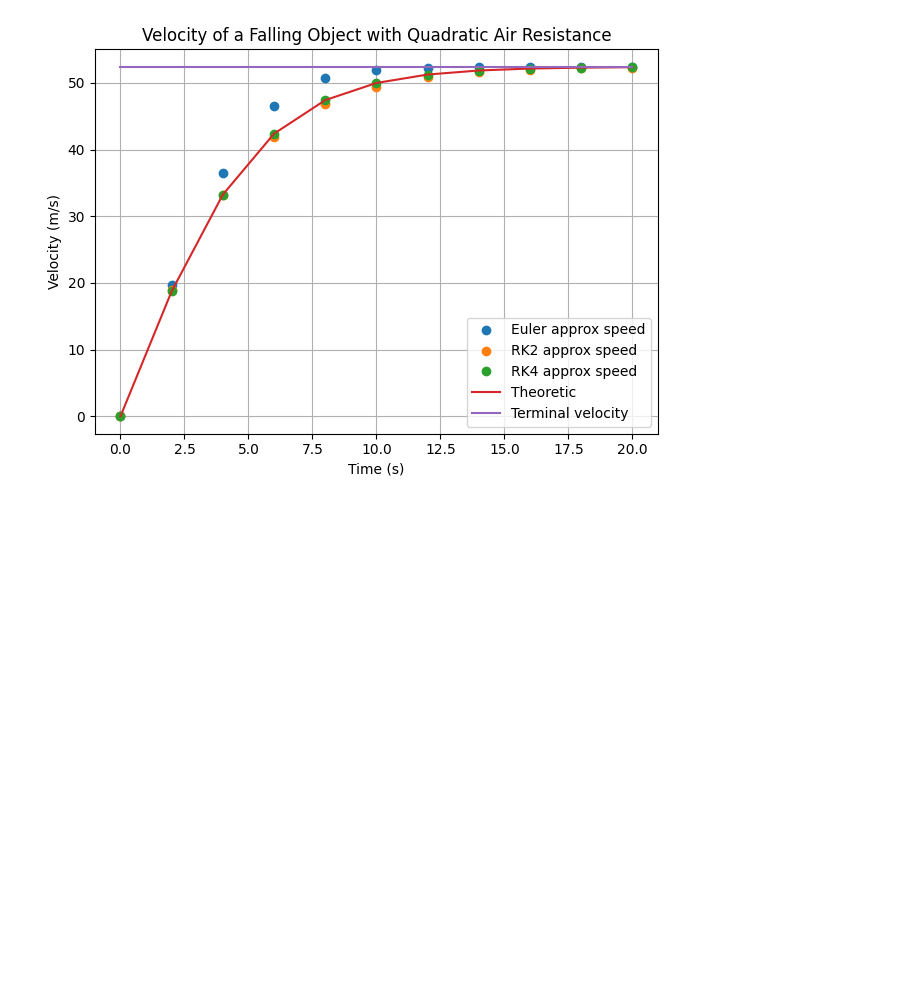
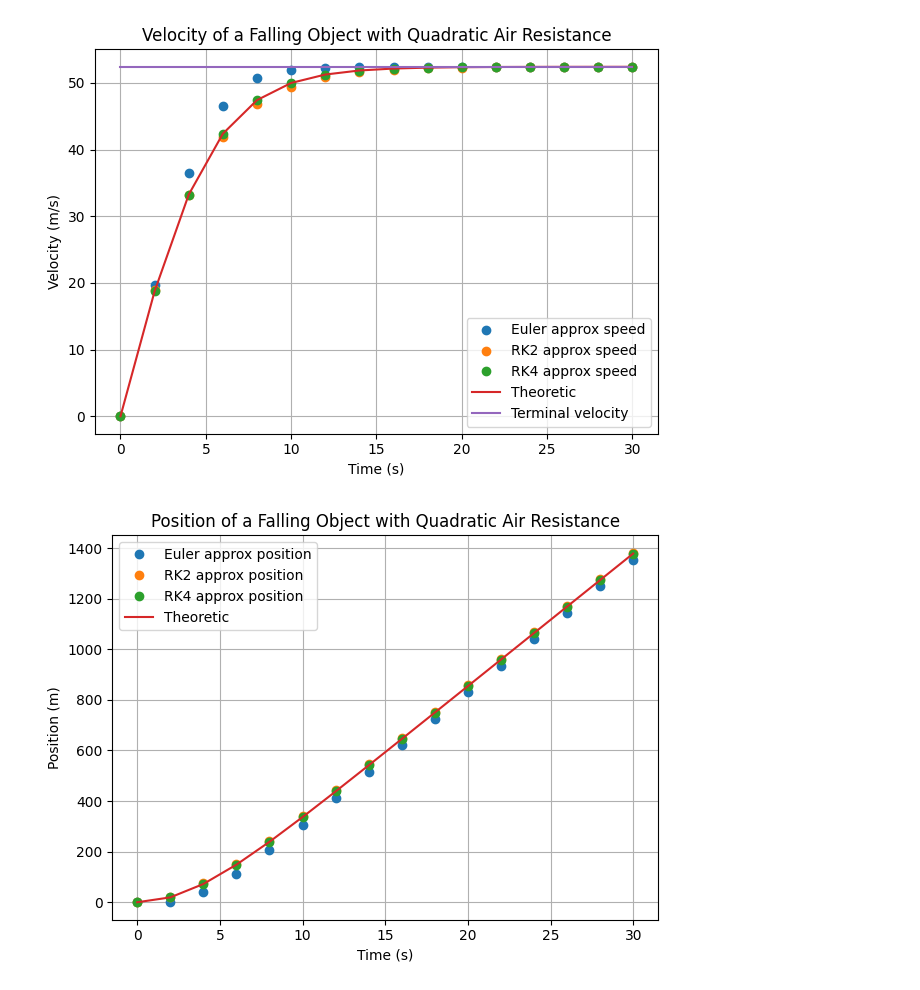
Before and after one commit to ersijo1/school, a Jupyter notebook: projects/assignment1_simon.ipynb, the cells around one changed output. Saved outputs shown, nothing was run; the diff lists cells and outputs as text; code cells hidden in the pictures; blank space fills up the shorter version.

```diff
--- a/projects/assignment1_simon.ipynb
+++ b/projects/assignment1_simon.ipynb
@@ -107,19 +136,36 @@ def rk4():
     rk_slope_v = lambda v: (1/6) * (k1v(v) + 2*k2v(v) + 2*k3v(v) + k4v(v))
     return rk_slope_x, rk_slope_v
 # %%
-v_t = np.sqrt(m*g/c)
+def terminal_velocity():
+    return np.sqrt(m*g/c)
 
 def theoretic(t): #http://www.hyperphysics.phy-astr.gsu.edu/hbase/Mechanics/quadvfall.html
-    return v_t* np.tanh(t*g/v_t) #simplified since v_0 = 0 and t_0 = 0
+    v_t = terminal_velocity()
+    tau = v_t/g
+
+    #simplified since v_0 = 0 and t_0 = 0
+    position = tau * v_t * np.log(np.cosh(t/tau))
+    velocity = v_t * np.tanh(t/tau)
+    return position, velocity
 # %%
-step = 2
-t_array = np.arange(start_t, trg_t + step, step)
+plt.figure(1)
+plt.plot(t_array, iter_over_two_eq_system(euler())[1], "o", label="Euler approx speed")
+plt.plot(t_array, iter_over_two_eq_system(rk2())[1], "o", label="RK2 approx speed")
+plt.plot(t_array, iter_over_two_eq_system(rk4())[1], "o", label="RK4 approx speed")
+plt.plot(t_array, np.vectorize(lambda t : theoretic(t)[1])(t_array), "-", label="Theoretic")
+plt.plot(t_array, np.vectorize(lambda _ : terminal_velocity())(t_array), "-", label="Terminal velocity")
+show_plot("Velocity of a Falling Object with Quadratic Air Resistance",
+          "Time (s)",
+          "Velocity (m/s)")
 
-plt.plot(t_array, iter_over_two_eq_system(t_array, euler())[1], "o", label="Euler approx speed")
-plt.plot(t_array, iter_over_two_eq_system(t_array, rk2())[1], "o", label="RK2 approx speed")
-plt.plot(t_array, iter_over_two_eq_system(t_array, rk4())[1], "o", label="RK4 approx speed")
-plt.plot(t_array, np.vectorize(theoretic)(t_array), "-", label="Theoretic")
-plt.plot(t_array, np.vectorize(lambda t : v_t)(t_array), "-", label="Terminal velocity")
-show_plot()
+plt.figure(2)
+plt.plot(t_array, iter_over_two_eq_system(euler())[0], "o", label="Euler approx position")
+plt.plot(t_array, iter_over_two_eq_system(rk2())[0], "o", label="RK2 approx position")
+plt.plot(t_array, iter_over_two_eq_system(rk4())[0], "o", label="RK4 approx position")
+plt.plot(t_array, np.vectorize(lambda t : theoretic(t)[0])(t_array), "-", label="Theoretic")
+show_plot("Position of a Falling Object with Quadratic Air Resistance",
+          "Time (s)",
+          "Position (m)")
 # %% [output]
-[figure, old version]
+[figure, new version]
+[figure, added]
```
Also changed, not shown: parts of 7 cells of this notebook.
